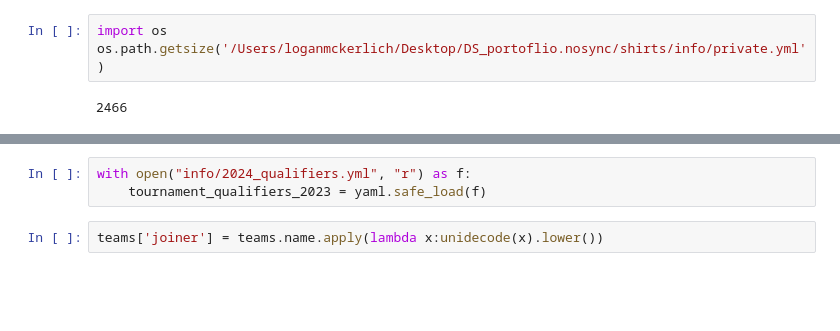
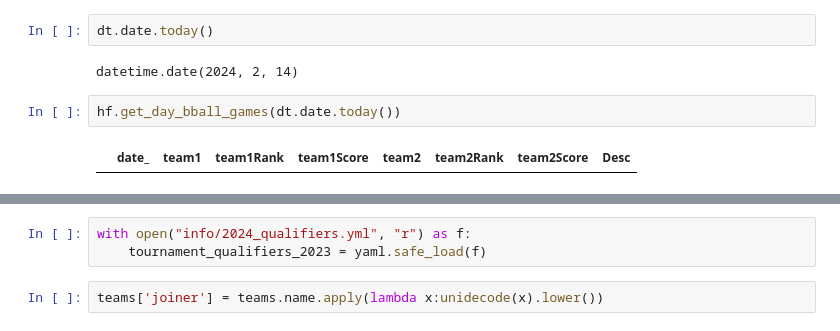
Before and after one commit to loganmckerlich/shirts2, a Jupyter notebook: bball.ipynb, the cells around one changed output, grey strips where cells are left out. Drawn from its saved outputs; the diff is of its cells as text; blank space fills up the shorter version.

```diff
--- a/notebooks/bball.ipynb
+++ b/bball.ipynb
@@ -22,7 +41,10 @@ FileNotFoundError: [Errno 2] No such file or directory: 'info/design_config.yml'
-# %%
-import os
-os.path.getsize('/Users/loganmckerlich/Desktop/DS_portoflio.nosync/shirts/info/private.yml')
-# %% [output]
-2466
+# %%
+dt.date.today()
+# %% [output]
+datetime.date(2024, 2, 14)
+# %%
+hf.get_day_bball_games(dt.date.today())
+# %% [output]
+|  | date_ | team1 | team1Rank | team1Score | team2 | team2Rank | team2Score | Desc |
 # %%
 teams = cfbd_loader.get_team_info()
```
Also changed, not shown: parts of 7 cells of this notebook, 3 other files.
